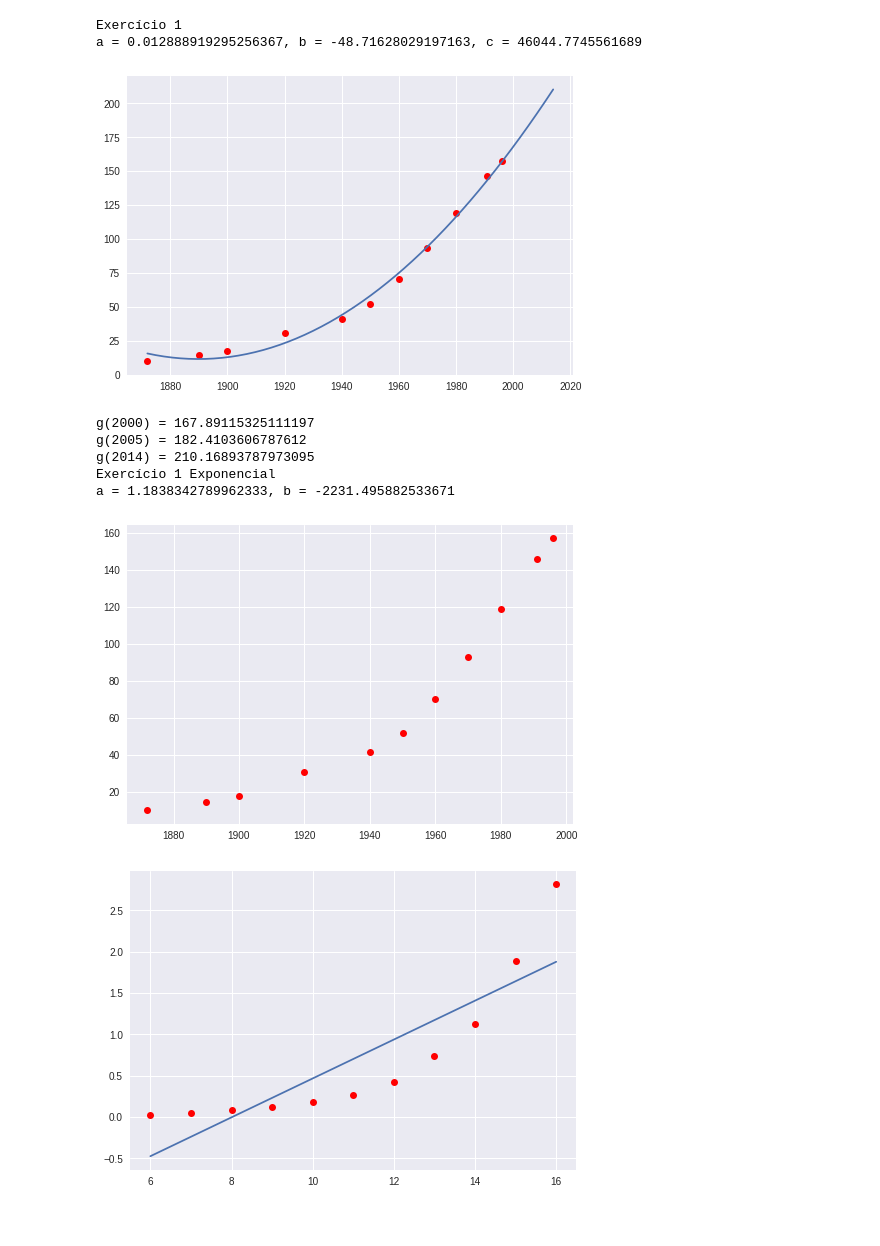
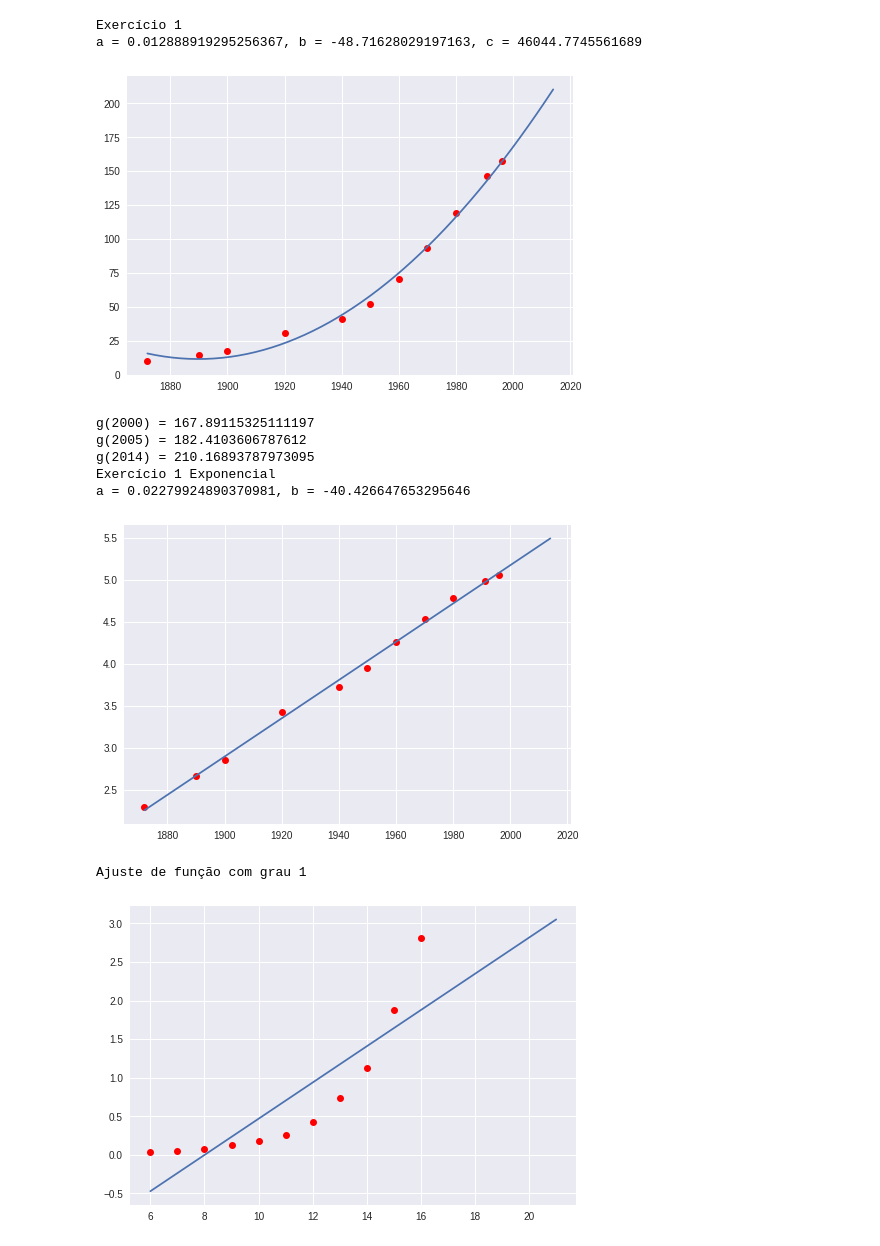
Before and after one commit to Matheusih/dump, a Jupyter notebook: Ajuste_de_funcoes.ipynb, the cells around one changed output. Saved outputs shown, nothing was run; the diff lists cells and outputs as text; code cells hidden in the pictures.

```diff
--- a/Ajuste_de_funcoes.ipynb
+++ b/Ajuste_de_funcoes.ipynb
@@ -35,10 +35,9 @@ def adjust_function(x,y,grau):
         r = 1
         for i in reversed(range(0, grau+1)):
             if i == 0:
-                r *= X[i]
+                r += np.power(math.e, X[i]) + X[i] # + e^b - b
             else:
-                r *= np.power(math.e, X[i]*x)
-                #r *= math.e**(X[i] * x)
+                r *= X[i] * x  # ax
         return r
 
     return X, g, g_exp
@@ -113,45 +112,46 @@ print("g({}) = {}".format(2000, g(2000)))
 print("g({}) = {}".format(2005, g(2005)))
 print("g({}) = {}".format(2014, g(2014)))
 
-""" OVERFLOW
+### Exponencial
 print("Exercício 1 Exponencial")
-terms, g, g_exp = adjust_function(x,y,1)
+terms, g, g_exp = adjust_function(x,np.log(y),1)
 print("a = {}, b = {}".format(terms[1],terms[0]))
 space = np.linspace(x[0], 2014)
-plt.plot(x, y, 'ro')
+plt.plot(x, np.log(y), 'ro')
 plt.plot(space, g_exp(space))
 plt.show()
-"""
+
 
 #### Resolução 2
 for i in range(1,6):
   print("Ajuste de função com grau {}".format(i))
   terms, g, g_exp = adjust_function(x2,y2,i)
-  space = np.linspace(x2[0], x2[-1])
+  space = np.linspace(x2[0], 21)
   plt.plot(x2, y2, 'ro')
   plt.plot(space, g(space))
   plt.show()
 # %% [output]
 Exemplo 1 Slide
 a = 1.6000000000000003, b = 1.4999999999999996
 g(3) = 6.300000000000001
 [figure]
 Exemplo 2 Slide
 a = -289.0243902439026, b = 2646.9512195121947
 g(5) = 1201.8292682926817
 g(6) = 912.8048780487793
 g(7) = 623.7804878048767
 g(8) = 334.756097560974
 [figure]
 Exemplo quadrático UFRGS
 [figure]
 Exercício 1
 a = 0.012888919295256367, b = -48.71628029197163, c = 46044.7745561689
 [figure]
 g(2000) = 167.89115325111197
 g(2005) = 182.4103606787612
 g(2014) = 210.16893787973095
 Exercício 1 Exponencial
-a = 1.1838342789962333, b = -2231.495882533671
+a = 0.02279924890370981, b = -40.426647653295646
-[figure, old version]
+[figure, new version]
+Ajuste de função com grau 1
-[figure, old version]
+[figure, new version]
```
Also changed, not shown: parts of 1 cell of this notebook.
